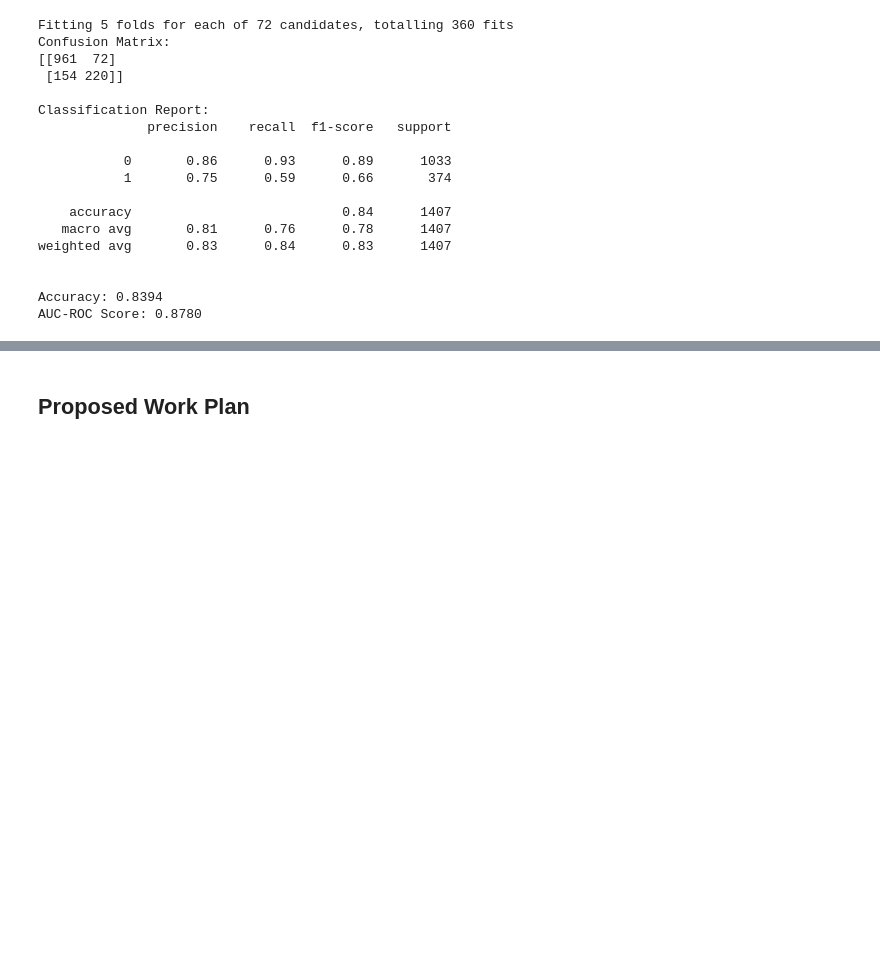
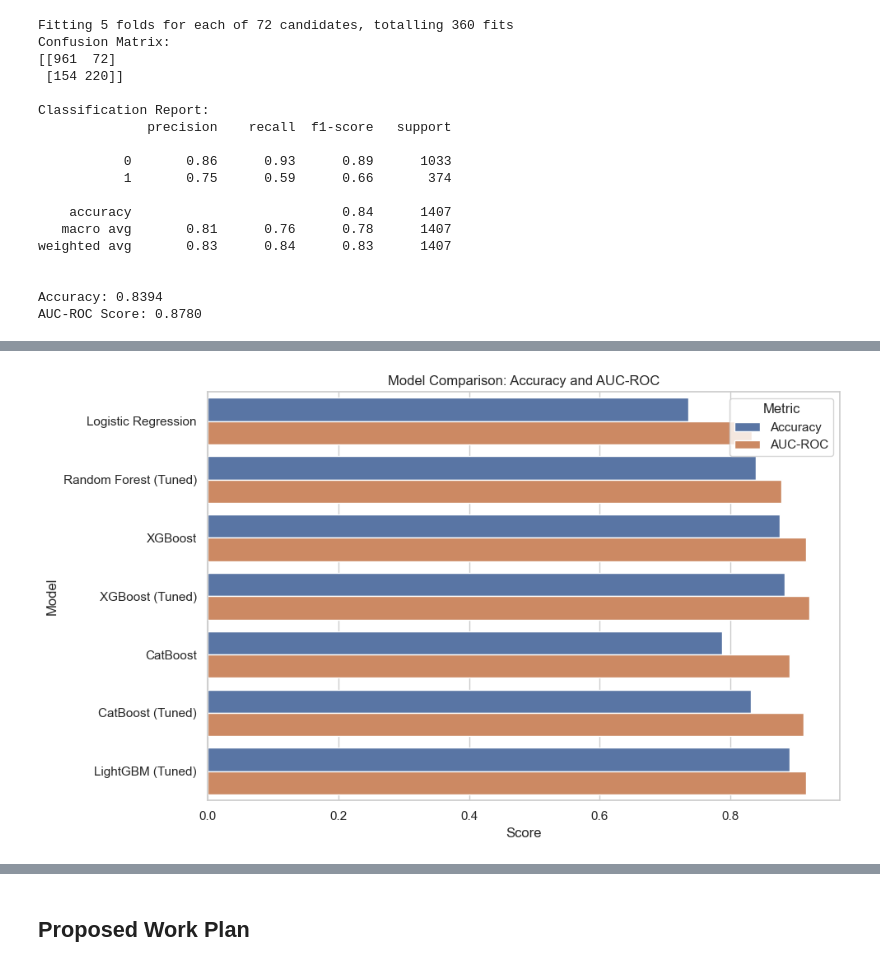
Before and after one commit to jeelfaldu7/customer_churn_forecasting_for_interconnect, a Jupyter notebook: notebook.ipynb, the cells around one changed output, grey strips where cells are left out. Saved outputs shown, nothing was run; the diff lists cells and outputs as text; code cells hidden in the pictures; blank space fills up the shorter version.

```diff
--- a/notebook.ipynb
+++ b/notebook.ipynb
@@ -1037,0 +1068,18 @@ AUC-ROC Score: 0.8780
+# %%
+results = {
+    'Model': [
+        'Logistic Regression',
+        'Random Forest (Tuned)',
+        'XGBoost',
+        'XGBoost (Tuned)',
+        'CatBoost',
+        'CatBoost (Tuned)',
+        'LightGBM (Tuned)'
+    ],
+
+    'Accuracy': [0.736, 0.839, 0.875, 0.883, 0.787, 0.831, 0.890],
+    'AUC-ROC': [0.832, 0.878, 0.916, 0.921, 0.890, 0.912, 0.915]
+}
+
+results_df = pd.DataFrame(results)
+print(results_df.sort_values(by='AUC-ROC', ascending=False))
@@ -1037,0 +1095,21 @@ AUC-ROC Score: 0.8780
+# %%
+import seaborn as sns
+import matplotlib.pyplot as plt
+
+plt.figure(figsize=(10, 6))
+sns.set(style="whitegrid")
+
+# Melt the DataFrame to long format for easier plotting
+plot_df = results_df.melt(id_vars='Model', value_vars=['Accuracy', 'AUC-ROC'],
+                          var_name='Metric', value_name='Score')
+
+sns.barplot(data=plot_df, x='Score', y='Model', hue='Metric')
+
+plt.title('Model Comparison: Accuracy and AUC-ROC')
+plt.xlabel('Score')
+plt.ylabel('Model')
+plt.legend(title='Metric')
+plt.tight_layout()
+plt.show()
+# %% [output]
+[figure, added]
```
Also changed, not shown: parts of 9 cells of this notebook.
